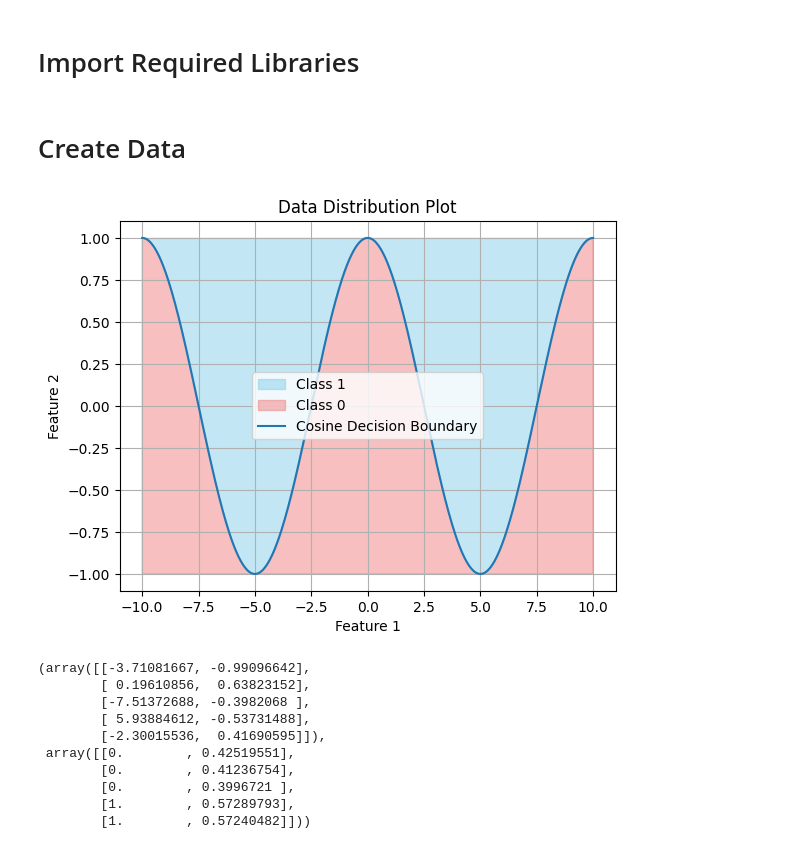
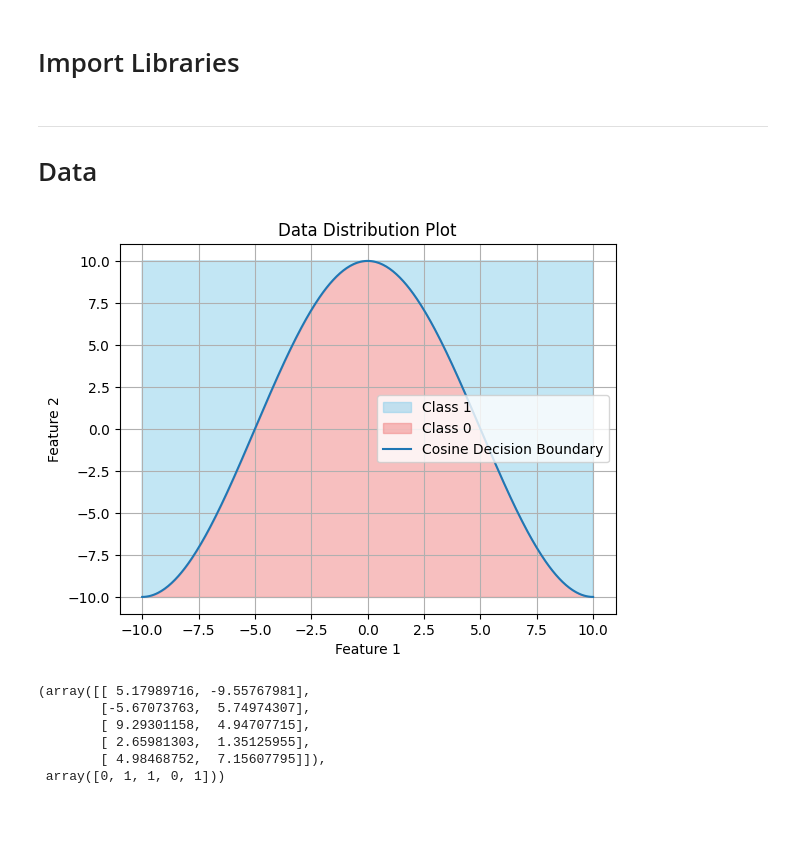
Before and after one commit to jjdrisco/dsc291project, a Jupyter notebook: lime_recourse_simple_data.ipynb, the cells around one changed output. Cells and saved outputs as stored; diff of their text form; code cells hidden in the pictures; blank space fills up the shorter version.

```diff
--- a/lime_recourse_simple_data.ipynb
+++ b/lime_recourse_simple_data.ipynb
@@ -1,5 +1,5 @@
 # %% [markdown]
-# Import Required Libraries
+# Import Libraries
 # %%
 import numpy as np
 import math
@@ -9,3 +9,4 @@ import lime
 from lime.lime_tabular import LimeTabularExplainer
 # %% [markdown]
-# Create Data
+---
+# Data
@@ -12,9 +18,8 @@ from lime.lime_tabular import LimeTabularExplainer
 # %%
 def cosine_decision_boundary_function(x: np.ndarray) -> np.ndarray:
-    return np.cos(x * math.pi / 5)
+    return np.cos(x * math.pi / 10)*10
 # %%
-# Generate feature 1 values from -10 to 10
-feature_1_values = np.linspace(-10, 10, 400)
+feature_1_values = np.linspace(feature_1_lower_bound, feature_1_upper_bound, 400)
 
 # Compute  values using the cosine_decision_boundary_function
 decision_boundary_values = cosine_decision_boundary_function(feature_1_values)
@@ -22,32 +27,32 @@ decision_boundary_values = cosine_decision_boundary_function(feature_1_values)
 # Fill the area above the decision boundary
 plt.fill_between(
     feature_1_values,
     decision_boundary_values,
     y2=max(decision_boundary_values),
     where=(decision_boundary_values < max(decision_boundary_values)),
     color="skyblue",
     alpha=0.5,
     label="Class 1",
 )
 
 # Fill the area below the decision boundary
 plt.fill_between(
     feature_1_values,
     decision_boundary_values,
     y2=min(decision_boundary_values),
     where=(decision_boundary_values > min(decision_boundary_values)),
     color="lightcoral",
     alpha=0.5,
     label="Class 0",
 )
 
 plt.plot(feature_1_values, decision_boundary_values, label="Cosine Decision Boundary")
 
 plt.xlabel("Feature 1")
 plt.ylabel("Feature 2")
 plt.title("Data Distribution Plot")
 plt.legend()
 plt.grid(True)
 # %% [output]
-[figure, old version]
+[figure, new version]
 # %%
@@ -69,9 +68,4 @@ def classifier(X: np.ndarray) -> np.ndarray:
 # %%
-# Define the range for x and y
-feature_1_lower_bound, feature_1_upper_bound = -10, 10
-feature_2_lower_bound, feature_2_upper_bound = -1, 1
-n_samples = 1000
-
 # Generate random points within the specified range
 feature_1_samples = np.random.uniform(
     feature_1_lower_bound, feature_1_upper_bound, n_samples
@@ -82,17 +76,13 @@ feature_2_samples = np.random.uniform(
 
 # Create input X for
 X = np.array([feature_1_samples, feature_2_samples]).T
-output = classifier(X)
+y = X_to_y(X)
 
-X[:5, :], output[:5, :]
+X[:5, :], y[:5]
 # %% [output]
-(array([[-3.71081667, -0.99096642],
-        [ 0.19610856,  0.63823152],
-        [-7.51372688, -0.3982068 ],
-        [ 5.93884612, -0.53731488],
-        [-2.30015536,  0.41690595]]),
- array([[0.        , 0.42519551],
-        [0.        , 0.41236754],
-        [0.        , 0.3996721 ],
-        [1.        , 0.57289793],
-        [1.        , 0.57240482]]))
+(array([[ 5.17989716, -9.55767981],
+        [-5.67073763,  5.74974307],
+        [ 9.29301158,  4.94707715],
+        [ 2.65981303,  1.35125955],
+        [ 4.98468752,  7.15607795]]),
+ array([0, 1, 1, 0, 1]))
```
Also changed, not shown: parts of 14 cells of this notebook.
